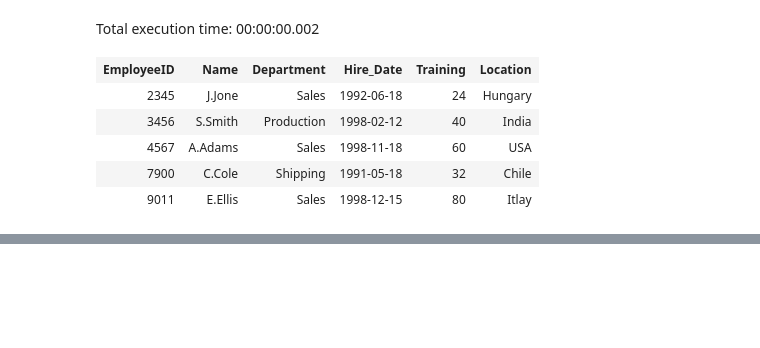
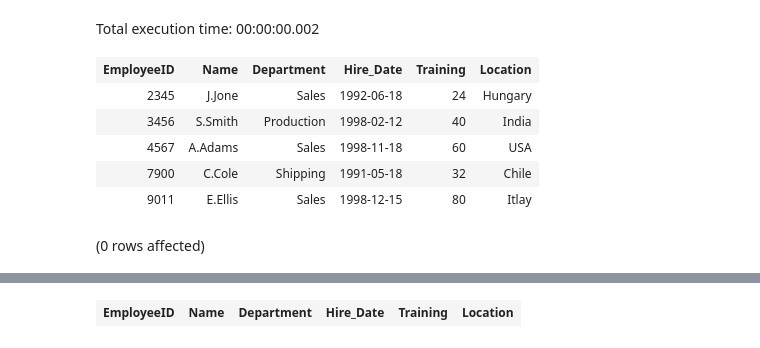
Before and after one commit to aniketT23/Euromonitor-Training-, a Jupyter notebook: SQL Training/Notebook-1.ipynb, the cells around one changed output, grey strips where cells are left out. Cells and saved outputs as stored; diff of their text form; code cells hidden in the pictures; blank space fills up the shorter version.

```diff
--- a/SQL Training/Notebook-1.ipynb
+++ b/SQL Training/Notebook-1.ipynb
@@ -81,3 +81,8 @@ Total execution time: 00:00:00.002
 | 4567 | A.Adams | Sales | 1998-11-18 | 60 | USA |
 | 7900 | C.Cole | Shipping | 1991-05-18 | 32 | Chile |
 | 9011 | E.Ellis | Sales | 1998-12-15 | 80 | Itlay |
+# %%
+select * into Employee1 from Employee WHERE EmployeeID=2;
+SELECT * from Employee1;
+# %% [output]
+(0 rows affected)
@@ -83,0 +90 @@ Total execution time: 00:00:00.002
+| EmployeeID | Name | Department | Hire_Date | Training | Location |
```
Also changed, not shown: parts of 8 cells of this notebook.
